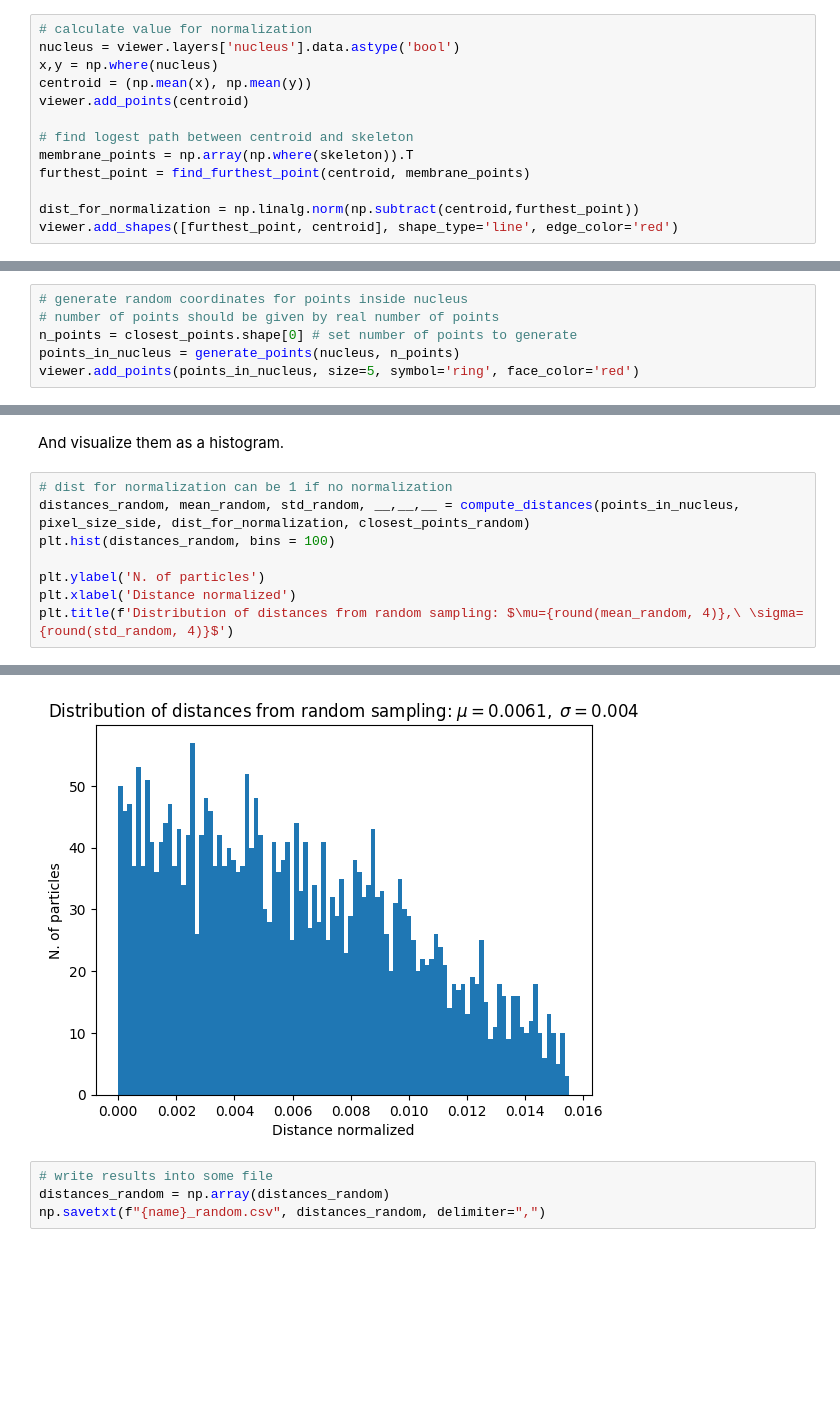
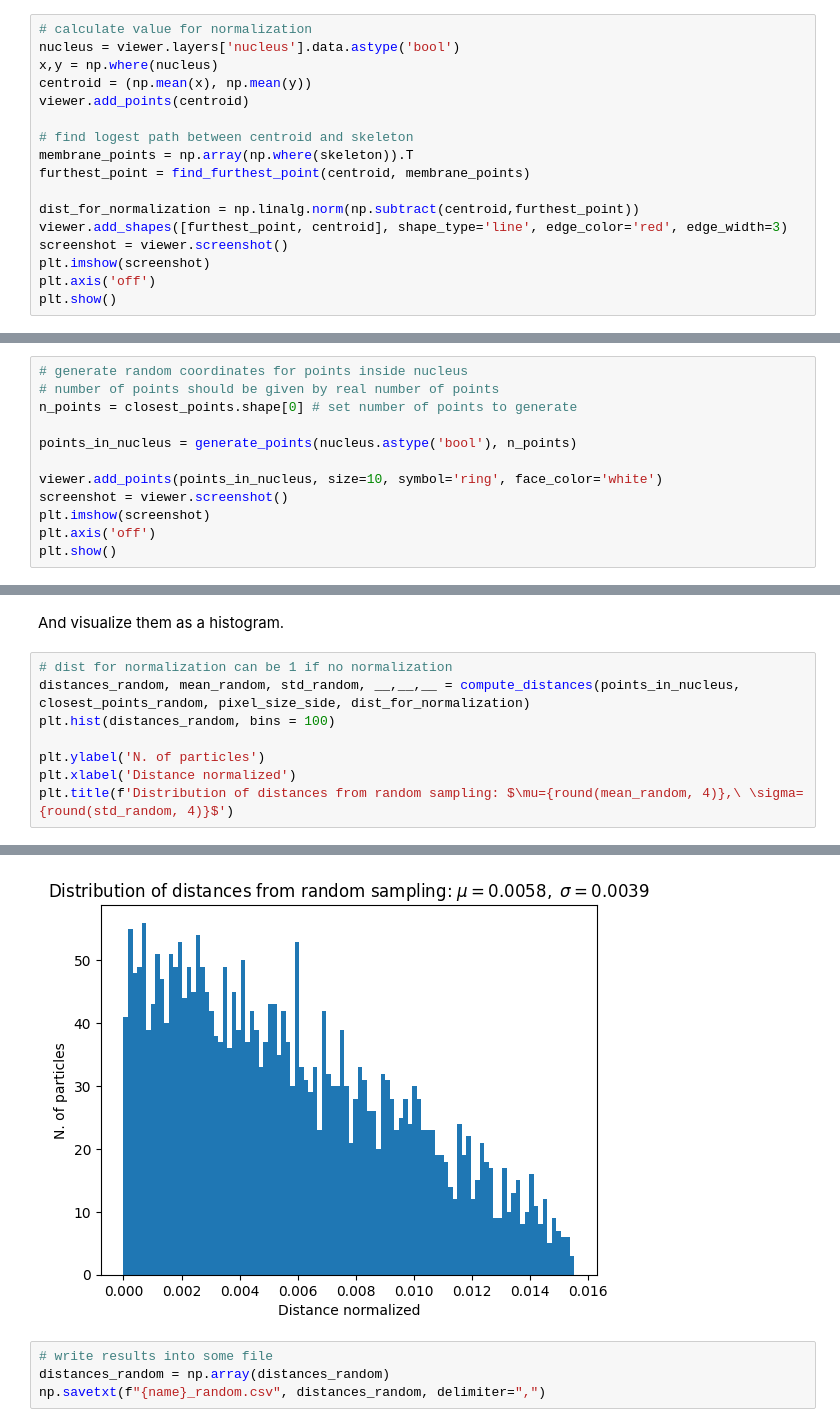
Before and after one commit to programerkotik/viral_particles_distribution_in_nucleus, a Jupyter notebook: Distance Analysis.ipynb, the cells around one changed output, grey strips where cells are left out. Drawn from its saved outputs; the diff is of its cells as text; blank space fills up the shorter version.

```diff
--- a/Distance Analysis.ipynb
+++ b/Distance Analysis.ipynb
@@ -87,5 +76,9 @@ membrane_points = np.array(np.where(skeleton)).T
 furthest_point = find_furthest_point(centroid, membrane_points)
 
 dist_for_normalization = np.linalg.norm(np.subtract(centroid,furthest_point))
-viewer.add_shapes([furthest_point, centroid], shape_type='line', edge_color='red')
+viewer.add_shapes([furthest_point, centroid], shape_type='line', edge_color='red', edge_width=3)
+screenshot = viewer.screenshot()
+plt.imshow(screenshot)
+plt.axis('off')
+plt.show()
 # %% [output]
@@ -199,6 +200,12 @@ To answer this question we can simulate the random distribution of particles in
 # generate random coordinates for points inside nucleus
 # number of points should be given by real number of points
 n_points = closest_points.shape[0] # set number of points to generate
-points_in_nucleus = generate_points(nucleus, n_points)
-viewer.add_points(points_in_nucleus, size=5, symbol='ring', face_color='red')
+
+points_in_nucleus = generate_points(nucleus.astype('bool'), n_points)
+
+viewer.add_points(points_in_nucleus, size=10, symbol='ring', face_color='white')
+screenshot = viewer.screenshot()
+plt.imshow(screenshot)
+plt.axis('off')
+plt.show()
 # %% [output]
@@ -219,7 +226,7 @@ closest_points_random = np.array(closest_points_random)
 And visualize them as a histogram.
 # %%
 # dist for normalization can be 1 if no normalization
-distances_random, mean_random, std_random, __,__,__ = compute_distances(points_in_nucleus, pixel_size_side, dist_for_normalization, closest_points_random)
+distances_random, mean_random, std_random, __,__,__ = compute_distances(points_in_nucleus, closest_points_random, pixel_size_side, dist_for_normalization)
 plt.hist(distances_random, bins = 100)
 
 plt.ylabel('N. of particles')
@@ -230,4 +237,4 @@ Text(0.5, 1.0, 'Distribution of distances from random sampling: $\\mu=0.0061,\\
-[figure, old version]
+[figure, new version]
 # %%
 # write results into some file
 distances_random = np.array(distances_random)
```
Also changed, not shown: parts of 23 cells of this notebook, 1 other file.
